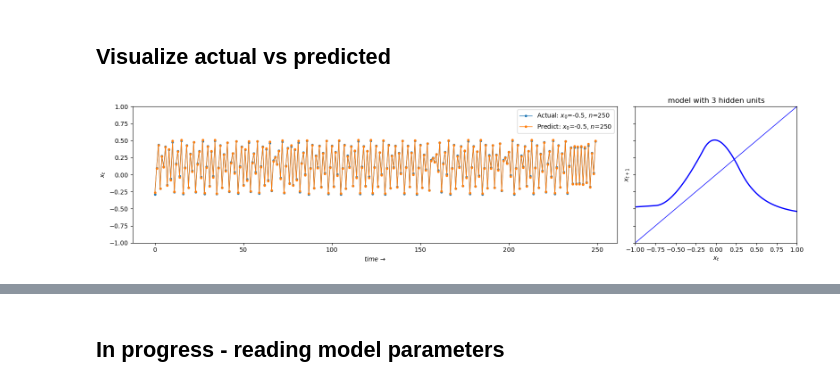
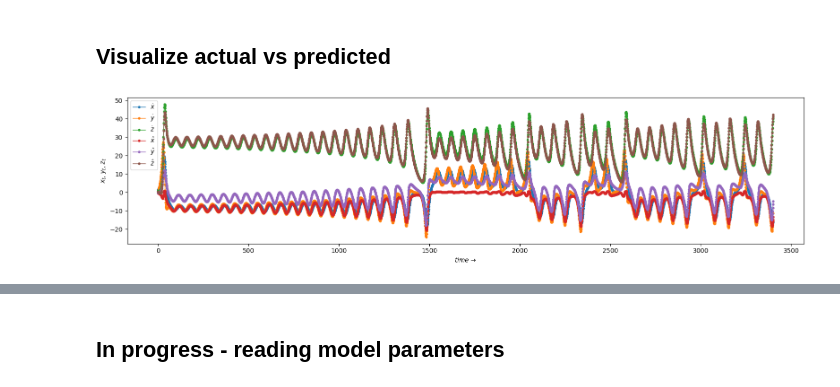
Before and after one commit to bartmarseille/iterate-torch-metal, a Jupyter notebook: iterate-lorentz-torch-meta.ipynb, the cells around one changed output, grey strips where cells are left out. Cells and saved outputs as stored; diff of their text form; code cells hidden in the pictures.

Commit message:
impl DL model of Lorentz attractor

```diff
--- a/iterate-lorentz-torch-meta.ipynb
+++ b/iterate-lorentz-torch-meta.ipynb
@@ -205,42 +240,25 @@ plt.show()
 # %% [markdown]
 ## Visualize actual vs predicted
-# %%
-x0 = -0.5
-n=250
-X = map_utils.iterate(map_utils.gauss_map, config.P, x0, n=n).astype(float)
-Y = map_utils.gauss_map(config.P, X)
-
-X_torch = torch.tensor([[x] for x in X], dtype=torch.float32).to(config.device)
-Y_pred = model(X_torch)
-Y_pred = [y.item() for y in Y_pred]
-
-fig, (ax1, ax2) = plt.subplots(1, 2, figsize=(16, 4), gridspec_kw={'width_ratios': [3, 1]}, sharey=True)
-
-ax1.plot(Y, marker='.', lw=1,label=f'Actual: $x_0$={x0:.3g}, $n$={n}')
-ax1.plot(Y_pred, marker='.', lw=1,label=f'Predict: $x_0$={x0:.3g}, $n$={n}')
-
-ax1.set_xlabel(f'$time$ $→$')
-ax1.set_ylabel(f'$x_t$')
-ax1.legend(loc="upper left")
-
-# ax1 = plot_trajectories([Y, Y_pred], Ps=['actual', 'predicted'], ax=ax1)
-ax1.legend()
-
-# plot mapping
-X = np.linspace(-1, 1.0, 100)
-X_linspace = torch.tensor([[x] for x in X], dtype=torch.float32).to(config.device)
-Y_model = model(X_linspace)
-Y = [y.item() for y in Y_model]
-
-ax2.plot(X, Y, c='b', lw=2)
-ax2.plot(X, X, c='b', lw=1)
-ax2.set_xlabel('$x_{t}$')
-ax2.set_ylabel('$x_{t+1}$')
-ax2.set_title(f'model with {config.num_hidden_units} hidden units')
-
-ax2.set_xlim(-1, 1)
-ax2.set_ylim(-1, 1)
-
-plt.tight_layout()
-# %% [output]
-[figure, removed]
+# %%
+P = config.parameters
+x0 = [1.5, 0.6, 0.7]
+
+Y_dot = ode_utils.iterate(ode_utils.lorentz_ode, x0, n=35, **P)
+
+X_torch = torch.tensor(Y_dot, dtype=torch.float32).to(config.device)
+Y_hat = model(X_torch)
+Y_hat = Y_hat.cpu().detach().numpy()
+
+fig, ax1 = plt.subplots(1, 1, figsize=(16, 4))  #, gridspec_kw={'width_ratios': [3, 1]}, sharey=True)
+
+ax1.plot(Y_dot, marker='.', lw=1, label=['$\dot{x}$', '$\dot{y}$', '$\dot{z}$'])
+ax1.plot(Y_hat, marker='.', lw=1, label=['$\hat{x}$', '$\hat{y}$', '$\hat{z}$'])
+
+ax1.set_xlabel(f'$time$ $→$')
+ax1.set_ylabel(f'$x_t$, $y_t$, $z_t$')
+# ax1.legend(loc="upper left")
+ax1.legend()
+
+plt.tight_layout()
+# %% [output]
+[figure, added]
```
Also changed, not shown: parts of 10 cells of this notebook.
